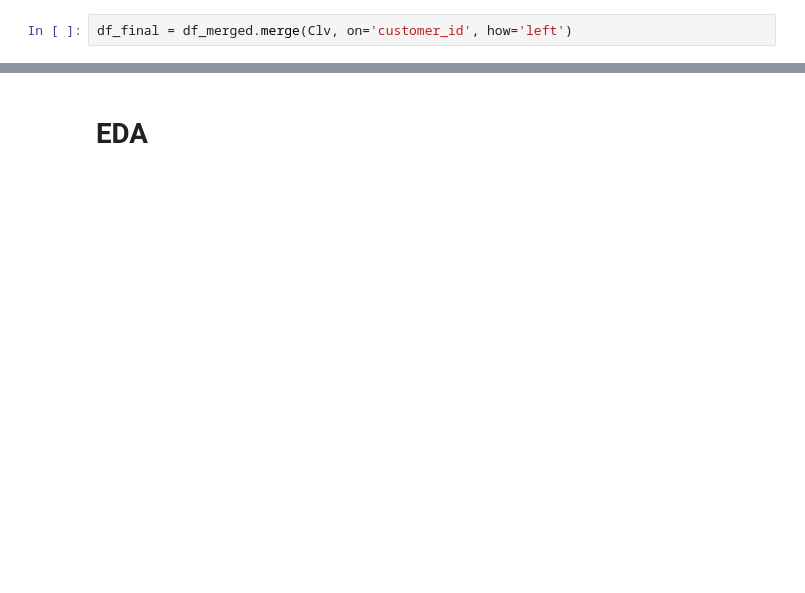
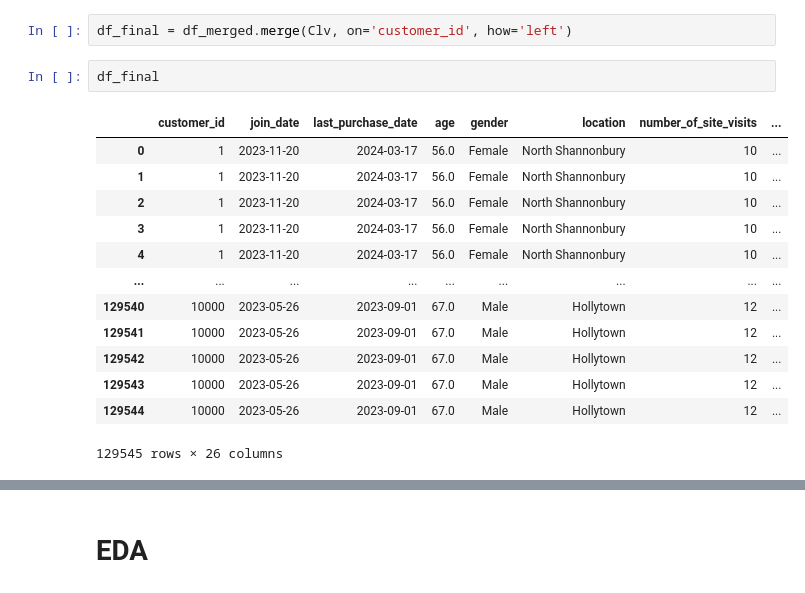
Before and after one commit to EvaW01/schulich_data_science_Xinyue-Wang, a Jupyter notebook: MBAN6110/A2_eva.ipynb, the cells around one changed output, grey strips where cells are left out. Cells and saved outputs as stored; diff of their text form; blank space fills up the shorter version.

```diff
--- a/MBAN6110/A2_eva.ipynb
+++ b/MBAN6110/A2_eva.ipynb
@@ -502,5 +538,21 @@ customer_id
 # %%
 df_final = df_merged.merge(Clv, on='customer_id', how='left')
+# %%
+df_final
+# %% [output]
+|  | customer_id | join_date | last_purchase_date | age | gender | location | number_of_site_visits | ... |
+| 0 | 1 | 2023-11-20 | 2024-03-17 | 56.0 | Female | North Shannonbury | 10 | ... |
+| 1 | 1 | 2023-11-20 | 2024-03-17 | 56.0 | Female | North Shannonbury | 10 | ... |
+| 2 | 1 | 2023-11-20 | 2024-03-17 | 56.0 | Female | North Shannonbury | 10 | ... |
+| 3 | 1 | 2023-11-20 | 2024-03-17 | 56.0 | Female | North Shannonbury | 10 | ... |
+| 4 | 1 | 2023-11-20 | 2024-03-17 | 56.0 | Female | North Shannonbury | 10 | ... |
+| ... | ... | ... | ... | ... | ... | ... | ... | ... |
+| 129540 | 10000 | 2023-05-26 | 2023-09-01 | 67.0 | Male | Hollytown | 12 | ... |
+| 129541 | 10000 | 2023-05-26 | 2023-09-01 | 67.0 | Male | Hollytown | 12 | ... |
+| 129542 | 10000 | 2023-05-26 | 2023-09-01 | 67.0 | Male | Hollytown | 12 | ... |
+| 129543 | 10000 | 2023-05-26 | 2023-09-01 | 67.0 | Male | Hollytown | 12 | ... |
+| 129544 | 10000 | 2023-05-26 | 2023-09-01 | 67.0 | Male | Hollytown | 12 | ... |
+129545 rows × 26 columns
 # %%
 missing_values_after = df_final.isnull().sum()
 print(missing_values_after)
```
Also changed, not shown: parts of 18 cells of this notebook.
